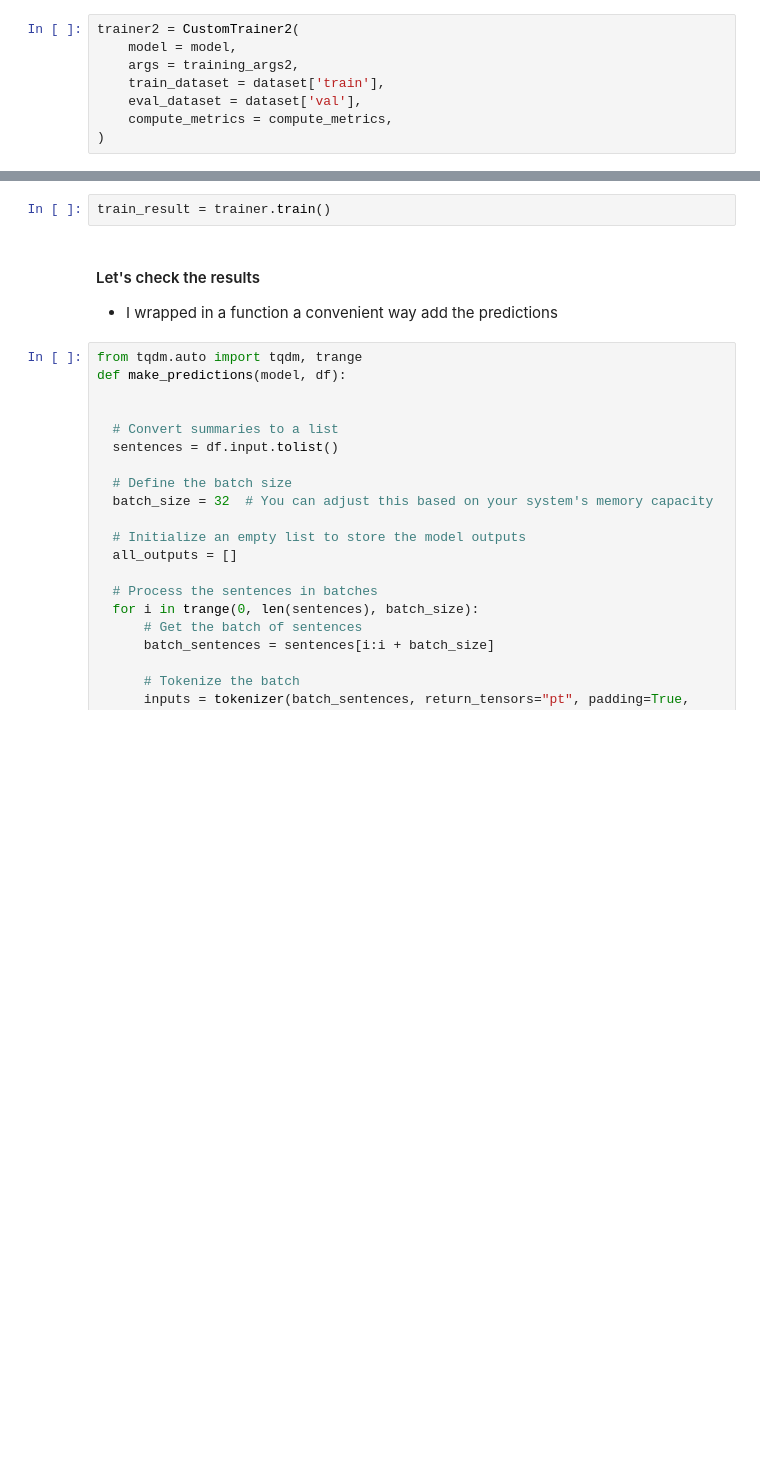
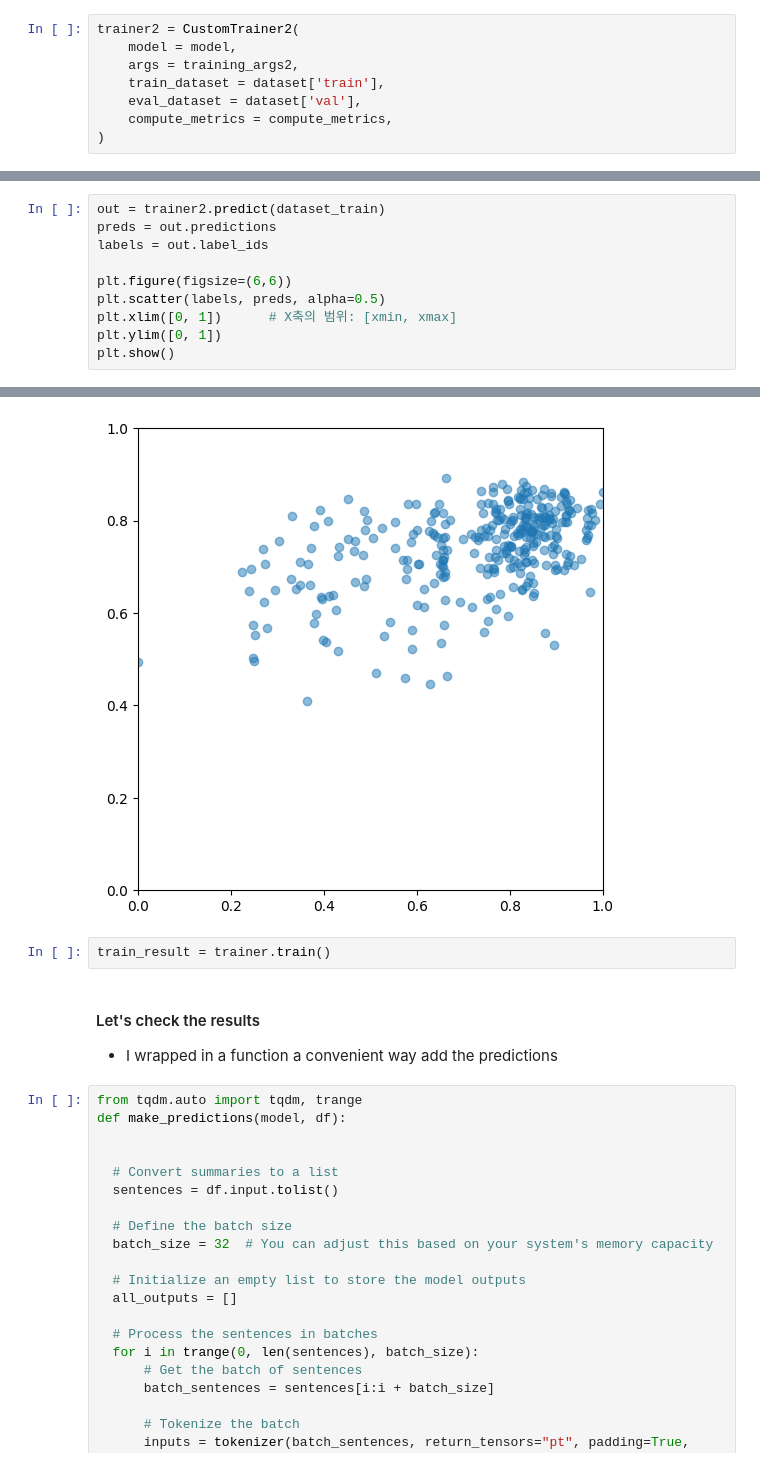
Before and after one commit to shevious/webstudy, a Jupyter notebook: deep/llama/emotion_mean_FC.ipynb, the cells around one changed output, grey strips where cells are left out. Cells and saved outputs as stored; diff of their text form; blank space fills up the shorter version.

```diff
--- a/deep/llama/emotion_mean_FC.ipynb
+++ b/deep/llama/emotion_mean_FC.ipynb
@@ -580,0 +611,11 @@ out = trainer.predict(dataset_train)
+# %%
+out = trainer2.predict(dataset_train)
+preds = out.predictions
+labels = out.label_ids
+
+plt.figure(figsize=(6,6))
+plt.scatter(labels, preds, alpha=0.5)
+plt.xlim([0, 1])      # X축의 범위: [xmin, xmax]
+plt.ylim([0, 1])
+plt.show()
+# %% [output]
@@ -581,3 +623,4 @@ out = trainer.predict(dataset_train)
+[figure, added]
 # %%
 train_result = trainer.train()
 # %% [markdown]
```
Also changed, not shown: parts of 10 cells of this notebook.
